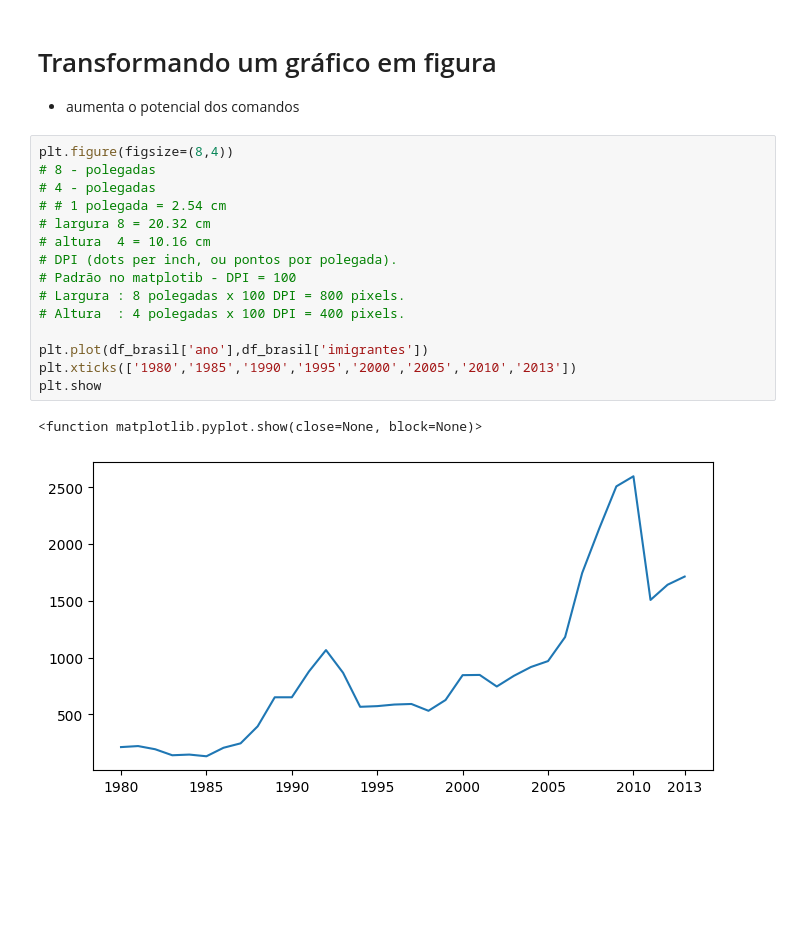
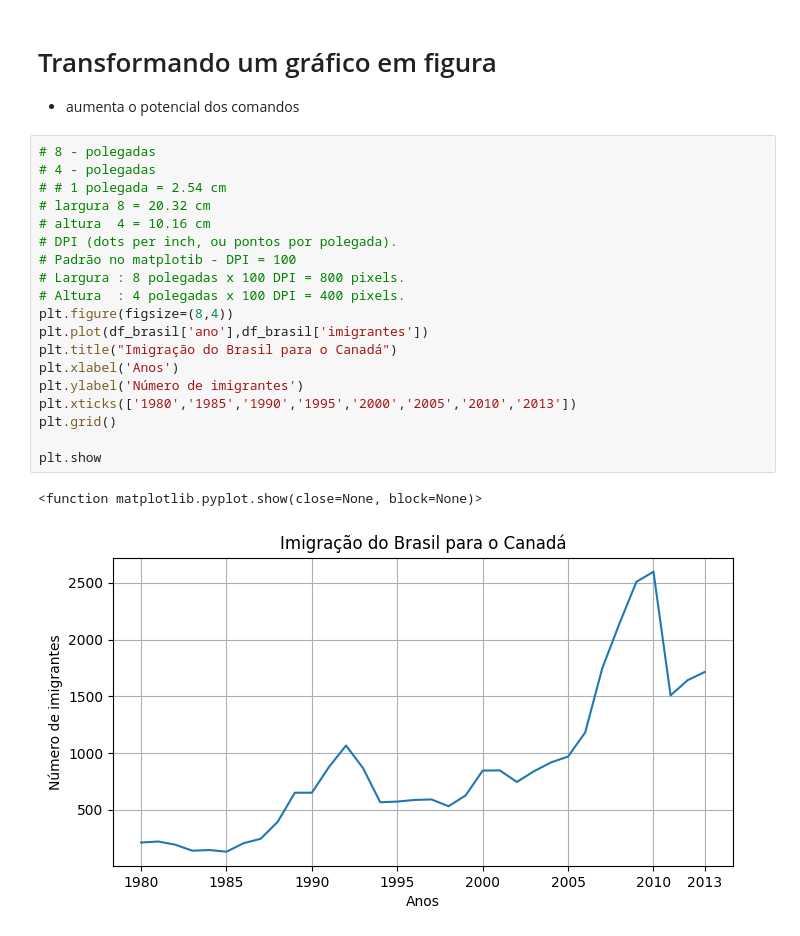
Before and after one commit to LeoSousaJesus/semana_estatistica, a Jupyter notebook: aula2.ipynb, the cells around one changed output. Drawn from its saved outputs; the diff is of its cells as text; blank space fills up the shorter version.

```diff
--- a/aula2.ipynb
+++ b/aula2.ipynb
@@ -259,20 +263,24 @@ plt.show()
 # Transformando um gráfico em figura
 - aumenta o potencial dos comandos
 # %%
-plt.figure(figsize=(8,4))
 # 8 - polegadas
 # 4 - polegadas
 # # 1 polegada = 2.54 cm
 # largura 8 = 20.32 cm
 # altura  4 = 10.16 cm
 # DPI (dots per inch, ou pontos por polegada).
 # Padrão no matplotib - DPI = 100
 # Largura : 8 polegadas x 100 DPI = 800 pixels.
 # Altura  : 4 polegadas x 100 DPI = 400 pixels.
+plt.figure(figsize=(8,4))
+plt.plot(df_brasil['ano'],df_brasil['imigrantes'])
+plt.title("Imigração do Brasil para o Canadá")
+plt.xlabel('Anos')
+plt.ylabel('Número de imigrantes')
+plt.xticks(['1980','1985','1990','1995','2000','2005','2010','2013'])
+plt.grid()
 
-plt.plot(df_brasil['ano'],df_brasil['imigrantes'])
-plt.xticks(['1980','1985','1990','1995','2000','2005','2010','2013'])
 plt.show
 # %% [output]
 <function matplotlib.pyplot.show(close=None, block=None)>
-[figure, old version]
+[figure, new version]
```
Also changed, not shown: parts of 9 cells of this notebook, 1 other file.
